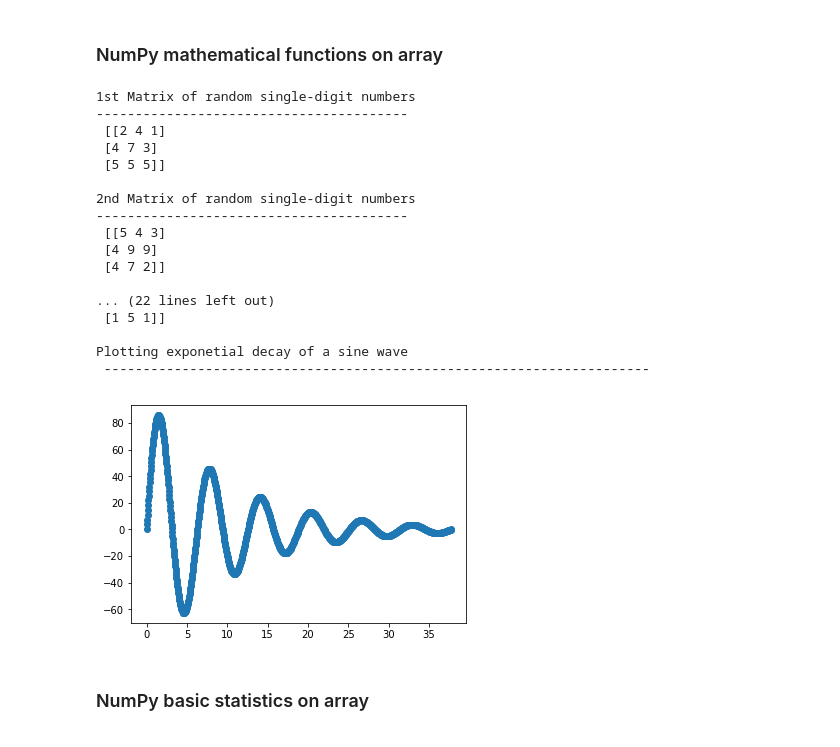
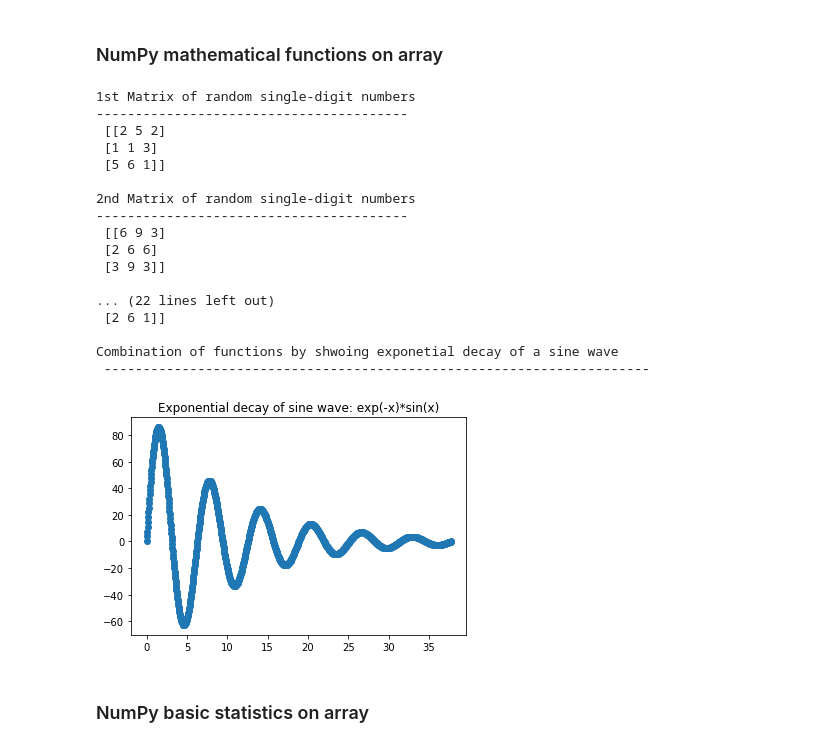
Before and after one commit to naturalspirit-dev/Machine-Learning-Jupyter, a Jupyter notebook: Numpy practice.ipynb, the cells around one changed output. Saved outputs shown, nothing was run; the diff lists cells and outputs as text; code cells hidden in the pictures.

Commit message:
NumPy practice code covering range of functions

```diff
--- a/Numpy practice.ipynb
+++ b/Numpy practice.ipynb
@@ -328,38 +330,39 @@ print("\nExponentiation, sq-root using pow function\n---------------------------
 # %%
 mat1 = np.array(ri(1,10,9)).reshape(3,3)
 mat2 = np.array(ri(1,10,9)).reshape(3,3)
 print("\n1st Matrix of random single-digit numbers\n----------------------------------------\n",mat1)
 print("\n2nd Matrix of random single-digit numbers\n----------------------------------------\n",mat2)
 
 print("\nSq-root of 1st matrix using np\n------------------\n", np.sqrt(mat1))
 print("\nExponential power of 1st matrix using np\n",'-'*50,"\n", np.exp(mat1))
 print("\n10-base logarithm on 1st matrix using np\n",'-'*50,"\n", np.log10(mat1))
 print("\nModulo reminder using np\n",'-'*50,"\n", np.fmod(mat1,mat2))
 
+print("\nCombination of functions by shwoing exponetial decay of a sine wave\n",'-'*70)
 A = np.linspace(0,12*np.pi,1001)
-print("\nPlotting exponetial decay of a sine wave\n",'-'*70,"\n")
 import matplotlib.pyplot as plt
 plt.scatter(x=A,y=100*np.exp(-A/10)*(np.sin(A)))
+plt.title("Exponential decay of sine wave: exp(-x)*sin(x)")
 plt.show()
 # %% [output]
 1st Matrix of random single-digit numbers
 ----------------------------------------
- [[2 4 1]
- [4 7 3]
- [5 5 5]]
+ [[2 5 2]
+ [1 1 3]
+ [5 6 1]]
 
 2nd Matrix of random single-digit numbers
 ----------------------------------------
- [[5 4 3]
- [4 9 9]
- [4 7 2]]
+ [[6 9 3]
+ [2 6 6]
+ [3 9 3]]
 
 ... (22 lines left out)
- [1 5 1]]
+ [2 6 1]]
 
-Plotting exponetial decay of a sine wave
+Combination of functions by shwoing exponetial decay of a sine wave
  ----------------------------------------------------------------------
-[figure, old version]
+[figure, new version]
 # %% [markdown]
 ### NumPy basic statistics on array
 # %%
```
Also changed, not shown: parts of 6 cells of this notebook.
